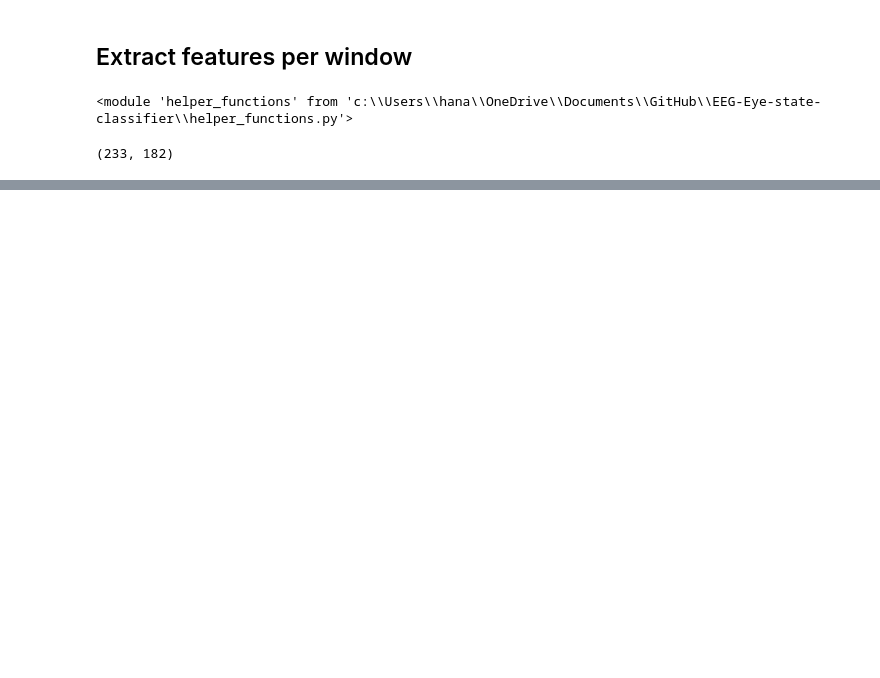
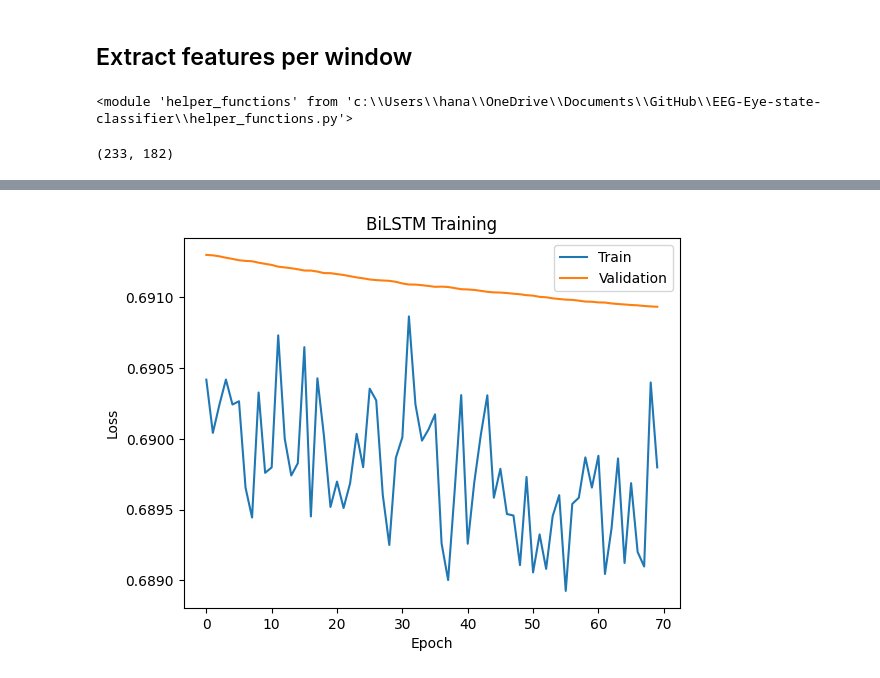
Before and after one commit to HanaRagab50/EEG-Eye-state-classifier, a Jupyter notebook: classifier.ipynb, the cells around one changed output, grey strips where cells are left out. Saved outputs shown, nothing was run; the diff lists cells and outputs as text; code cells hidden in the pictures; blank space fills up the shorter version.

Commit message:
models🔥🔥

```diff
--- a/classifier.ipynb
+++ b/classifier.ipynb
@@ -586,0 +763,4 @@ from sklearn.neighbors import KNeighborsClassifier
+# %%
+seq_x,seq_y=helper_functions.create_sequences(eeg_norm,y,128)
+print(seq_x.shape)
+print(seq_y.shape)
@@ -586,0 +779,15 @@ from sklearn.neighbors import KNeighborsClassifier
+# %%
+
+batch_size = 16
+
+train_loader = DataLoader(
+    TensorDataset(X_train, y_train),
+    batch_size=batch_size,
+    shuffle=True
+)
+
+test_loader = DataLoader(
+    TensorDataset(X_test, y_test),
+    batch_size=batch_size,
+    shuffle=False
+)
@@ -586,0 +818,7 @@ from sklearn.neighbors import KNeighborsClassifier
+# %%
+device = torch.device("cuda" if torch.cuda.is_available() else "cpu")
+
+model = BiLSTM(n_channels=14, hidden_size=64).to(device)
+
+criterion = nn.BCEWithLogitsLoss()
+optimizer = torch.optim.Adam(model.parameters(), lr=1e-5)
@@ -586,0 +876,6 @@ from sklearn.neighbors import KNeighborsClassifier
+# %%
+best_model,train_losses, val_losses = train_model(
+    model,
+    train_loader,
+    test_loader
+)
@@ -586,0 +900,12 @@ from sklearn.neighbors import KNeighborsClassifier
+# %%
+
+
+plt.plot(train_losses, label="Train")
+plt.plot(val_losses, label="Validation")
+plt.xlabel("Epoch")
+plt.ylabel("Loss")
+plt.legend()
+plt.title("BiLSTM Training")
+plt.show()
+# %% [output]
+[figure, added]
```
Also changed, not shown: parts of 58 cells of this notebook, 1 other file.
